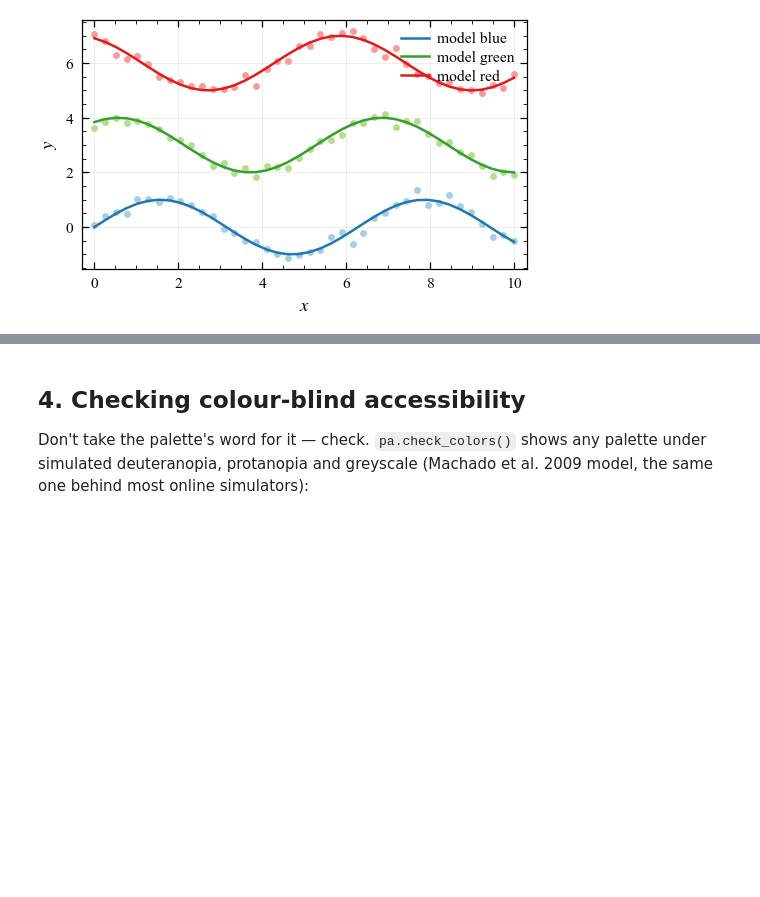
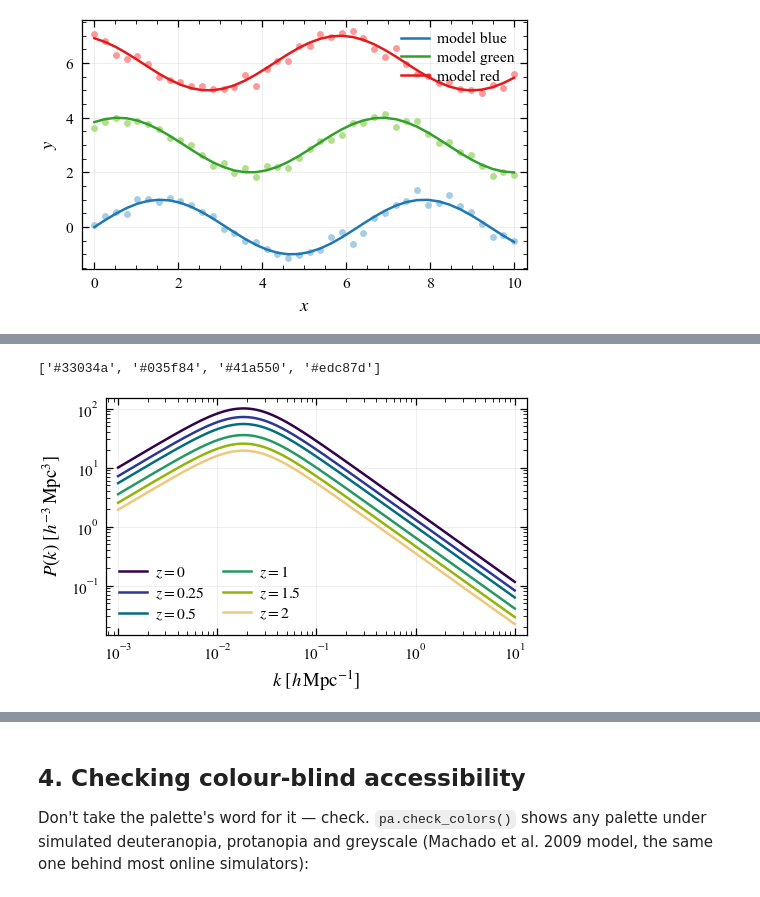
Before and after one commit to BehnoodBandi/plotastro, a Jupyter notebook: examples/tutorial.ipynb, the cells around one changed output, grey strips where cells are left out. Drawn from its saved outputs; the diff is of its cells as text; code cells hidden in the pictures; blank space fills up the shorter version.

Commit message:
cmasher_notebook

```diff
--- a/examples/tutorial.ipynb
+++ b/examples/tutorial.ipynb
@@ -207,0 +242,18 @@ plt.show()
+# %%
+print(pa.cmasher_colors("rainforest", n=4))
+
+z = [0, 0.25, 0.5, 1, 1.5, 2]
+k = np.logspace(-3, 1, 300)
+
+fig, ax = pa.subplots()
+ax.set_prop_cycle(color=pa.cmasher_colors("rainforest", n=len(z)))
+for zi in z:
+    ax.loglog(k, 1e4 * k / (1 + (k / 0.02) ** 2.2) / (1 + zi) ** 1.5,
+              label=f"$z = {zi}$")
+ax.set_xlabel(r"$k\ [h\,\mathrm{Mpc}^{-1}]$")
+ax.set_ylabel(r"$P(k)\ [h^{-3}\,\mathrm{Mpc}^3]$")
+ax.legend(ncols=2)
+plt.show()
+# %% [output]
+['#33034a', '#035f84', '#41a550', '#edc87d']
+[figure, added]
```
Also changed, not shown: parts of 15 cells of this notebook, 13 other files.
